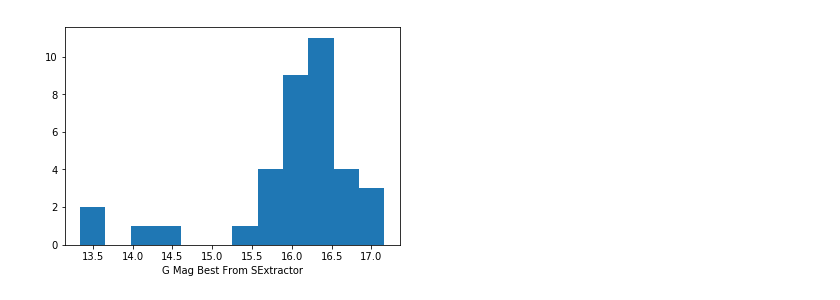
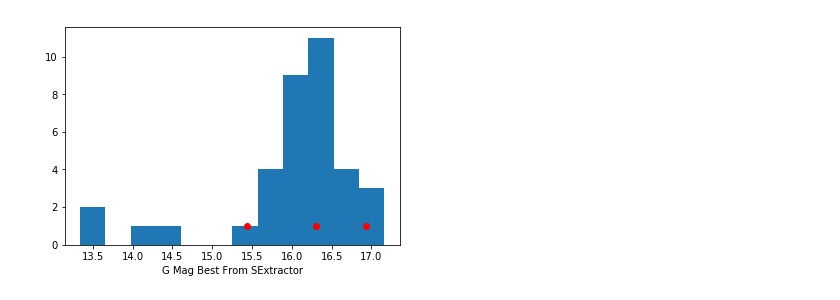
Before and after one commit to mj1e16lsst/keplerPhotometry, a Jupyter notebook: projectGraphs.ipynb, the cells around one changed output. Saved outputs shown, nothing was run; the diff lists cells and outputs as text; code cells hidden in the pictures.

Commit message:
modified:   bigTable.ipynb 	new file:   fileSearcher.py 	new file:   keplerLightCurves.ipynb 	modified:   projectGraphs.ipynb

```diff
--- a/projectGraphs.ipynb
+++ b/projectGraphs.ipynb
@@ -15,6 +13,13 @@ magnitudes = matches['MAG_BEST']
+# %%
+magnitudes = matches['MAG_BEST']
+sne = ascii.read('/home/mj1e16/outTablesImproved/supernovae.csv')
+snemag = sne['MAG_BEST']
+snemag = [x + 25 for x in snemag]
+num = [1,1,1]
 # %%
 plt.hist(magnitudes,bins='auto')
+plt.plot(snemag,num,'ro')
 plt.xlabel('G Mag Best From SExtractor')
 plt.show()
 # %% [output]
-[figure, old version]
+[figure, new version]
```
Also changed, not shown: parts of 1 cell of this notebook, 3 other files.
